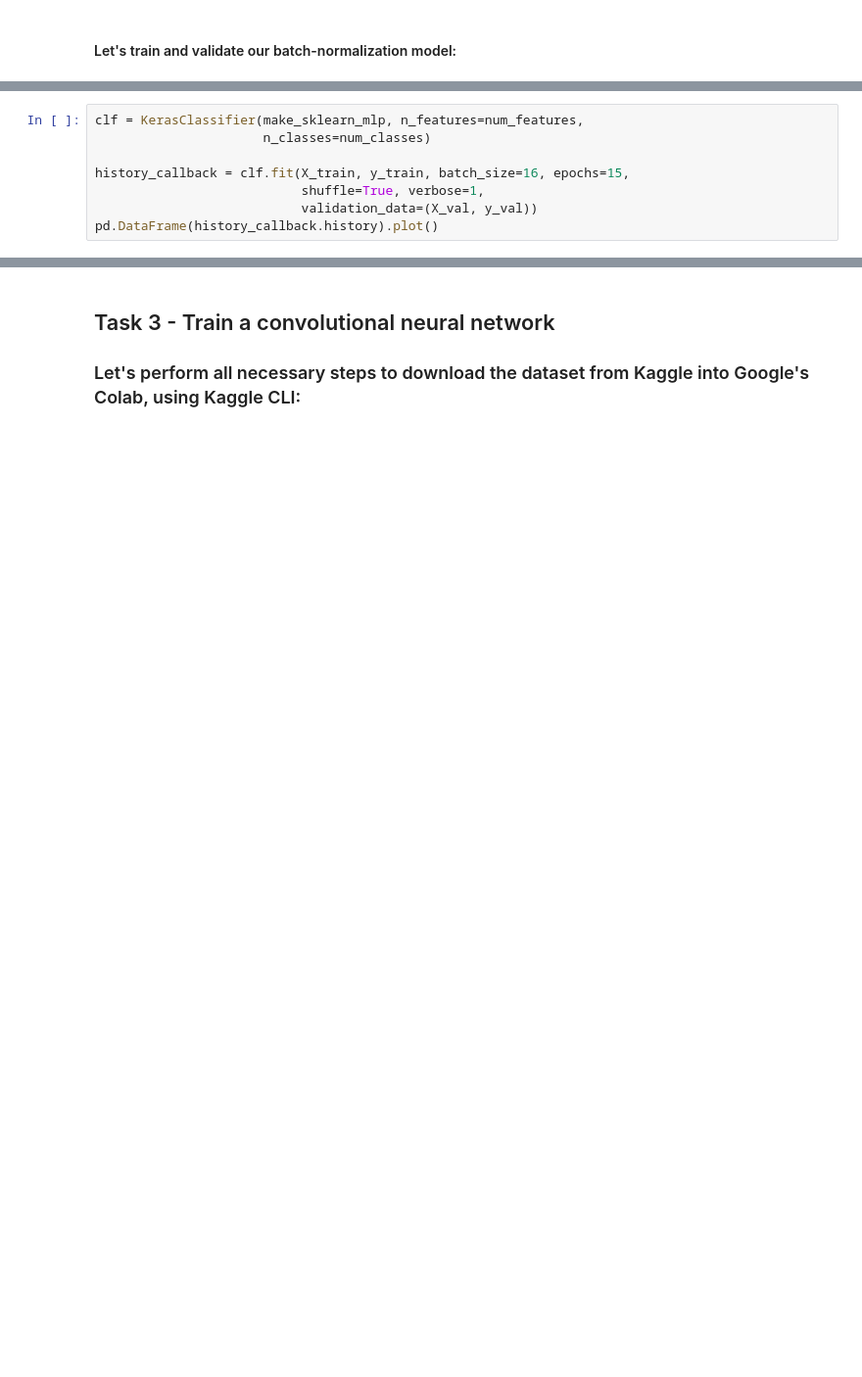
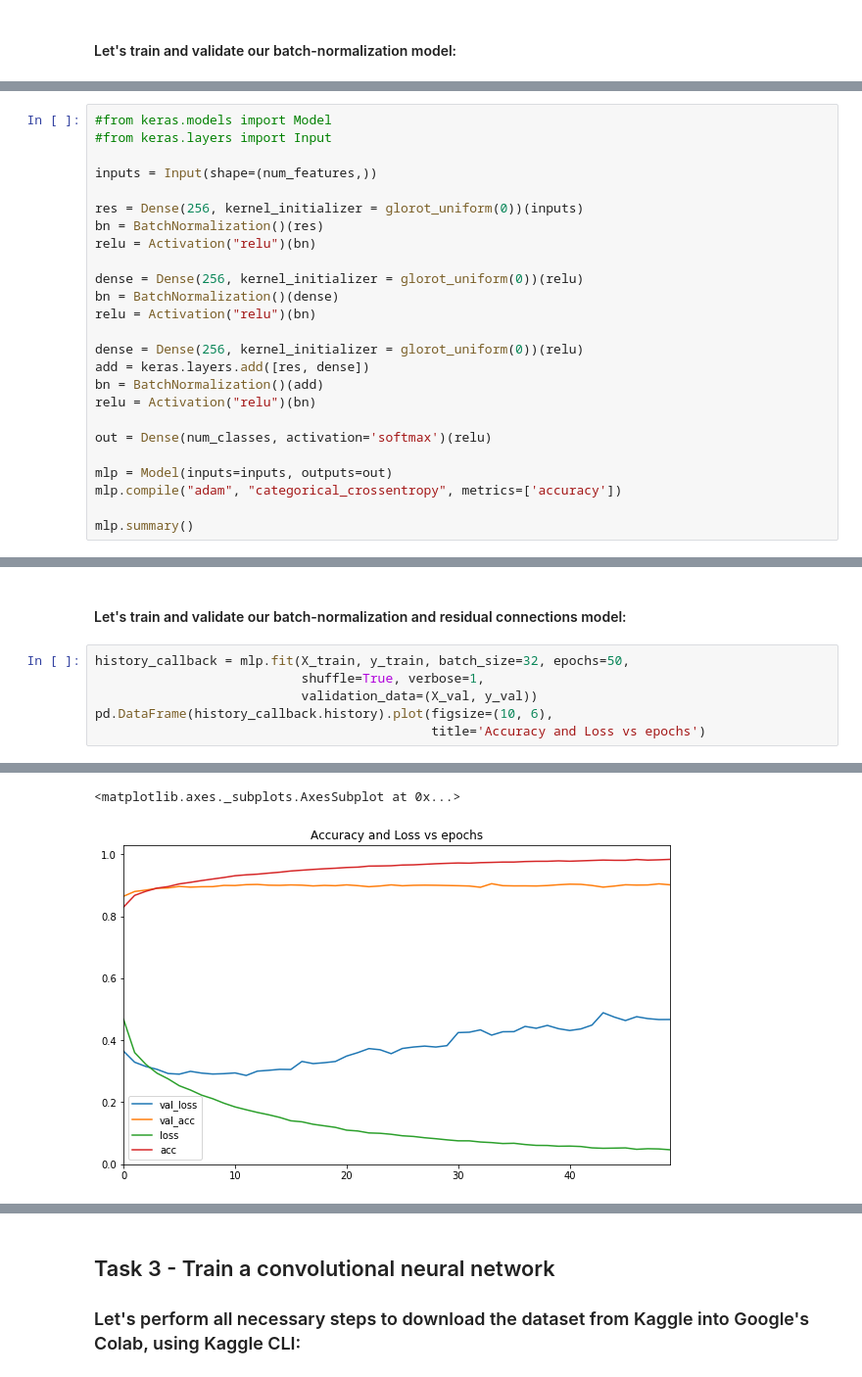
Before and after one commit to deibyrios/Recognize-handwritten-digits, a Jupyter notebook: Copy_of_hw5.ipynb, the cells around one changed output, grey strips where cells are left out. Shown: that part at 98% size. Cells and saved outputs as stored; diff of their text form; blank space fills up the shorter version.

```diff
--- a/Copy_of_hw5.ipynb
+++ b/Copy_of_hw5.ipynb
@@ -548,0 +604,25 @@ Epoch 15/15
+# %%
+#from keras.models import Model
+#from keras.layers import Input
+
+inputs = Input(shape=(num_features,))
+
+res = Dense(256, kernel_initializer = glorot_uniform(0))(inputs)
+bn = BatchNormalization()(res)
+relu = Activation("relu")(bn)
+
+dense = Dense(256, kernel_initializer = glorot_uniform(0))(relu)
+bn = BatchNormalization()(dense)
+relu = Activation("relu")(bn)
+
+dense = Dense(256, kernel_initializer = glorot_uniform(0))(relu)
+add = keras.layers.add([res, dense])
+bn = BatchNormalization()(add)
+relu = Activation("relu")(bn)
+
+out = Dense(num_classes, activation='softmax')(relu)
+
+mlp = Model(inputs=inputs, outputs=out)
+mlp.compile("adam", "categorical_crossentropy", metrics=['accuracy'])
+
+mlp.summary()
@@ -549,8 +647,9 @@ Epoch 15/15
+# %% [markdown]
+#### Let's train and validate our batch-normalization and residual connections model:
 # %%
-clf = KerasClassifier(make_sklearn_mlp, n_features=num_features,
-                      n_classes=num_classes)
-
-history_callback = clf.fit(X_train, y_train, batch_size=16, epochs=15,
+history_callback = mlp.fit(X_train, y_train, batch_size=32, epochs=50,
                            shuffle=True, verbose=1,
                            validation_data=(X_val, y_val))
-pd.DataFrame(history_callback.history).plot()
+pd.DataFrame(history_callback.history).plot(figsize=(10, 6),
+                                            title='Accuracy and Loss vs epochs')
+# %% [output]
@@ -556,0 +673,2 @@ pd.DataFrame(history_callback.history).plot()
+<matplotlib.axes._subplots.AxesSubplot at 0x...>
+[figure, added]
```
Also changed, not shown: parts of 67 cells of this notebook.
